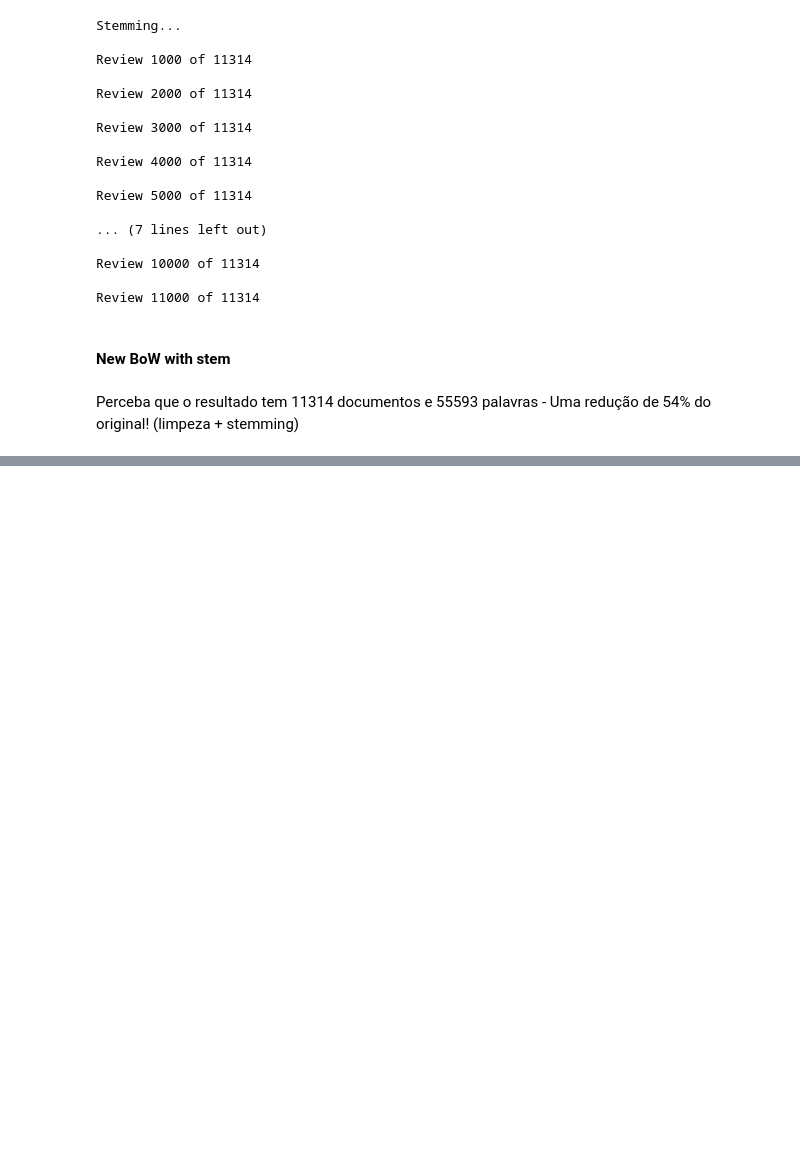
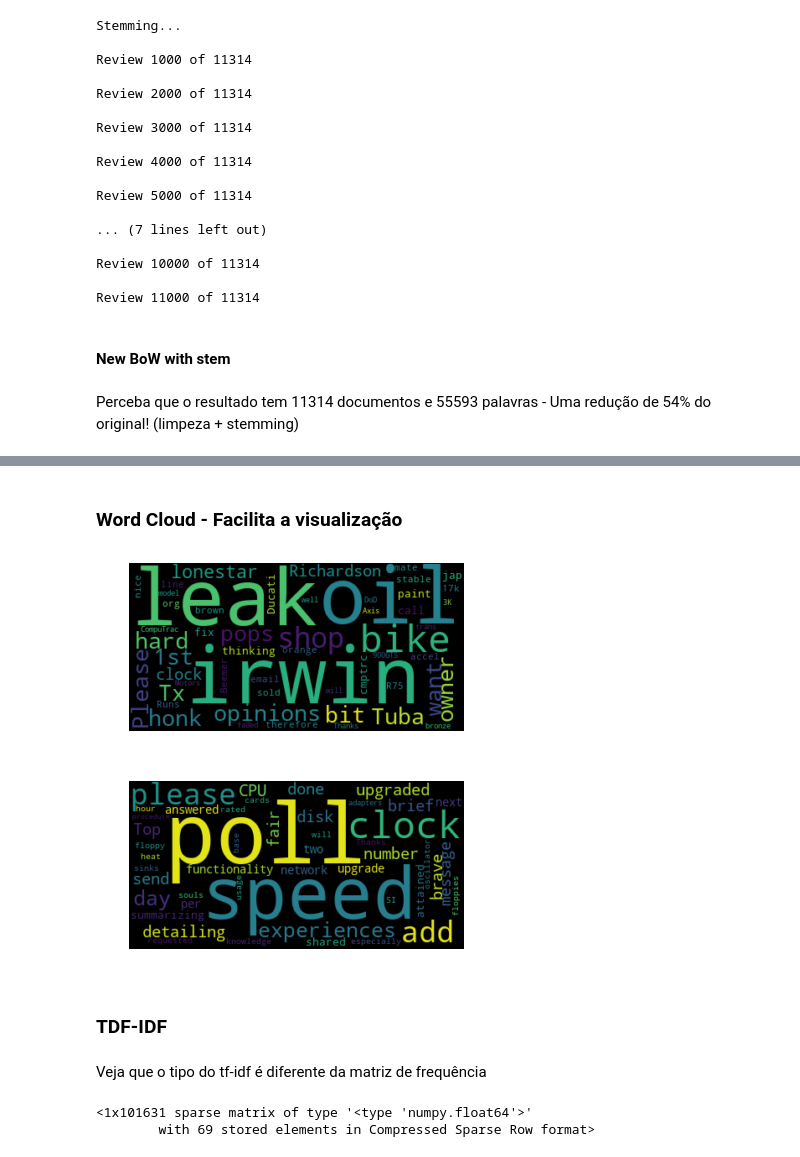
Before and after one commit to bahbbc/presentations, a Jupyter notebook: TextMining.ipynb, the cells around one changed output, grey strips where cells are left out. Drawn from its saved outputs; the diff is of its cells as text; code cells hidden in the pictures; blank space fills up the shorter version.

Commit message:
Add tf-idf and word cloud

```diff
--- a/TextMining.ipynb
+++ b/TextMining.ipynb
@@ -297,0 +315,22 @@ print sorted (freqs, key = lambda x: -x[1])
+# %% [markdown]
+### Word Cloud - Facilita a visualização
+# %%
+wordcloud = WordCloud().generate(newsgroups_train["data"][10])
+
+# Display the generated image:
+# the matplotlib way:
+import matplotlib.pyplot as plt
+plt.imshow(wordcloud, interpolation='bilinear')
+plt.axis("off")
+
+# lower max_font_size
+wordcloud = WordCloud(max_font_size=100).generate(newsgroups_train["data"][1])
+plt.figure()
+plt.imshow(wordcloud, interpolation="bilinear")
+plt.axis("off")
+plt.show()
+# %% [output]
+[figure, added]
+[figure, added]
+# %% [markdown]
+### TDF-IDF
@@ -297,0 +340,7 @@ print sorted (freqs, key = lambda x: -x[1])
+# %% [markdown]
+Veja que o tipo do tf-idf é diferente da matriz de frequência
+# %%
+tfidf[1]
+# %% [output]
+<1x101631 sparse matrix of type '<type 'numpy.float64'>'
+        with 69 stored elements in Compressed Sparse Row format>
```
Also changed, not shown: parts of 12 cells of this notebook.
